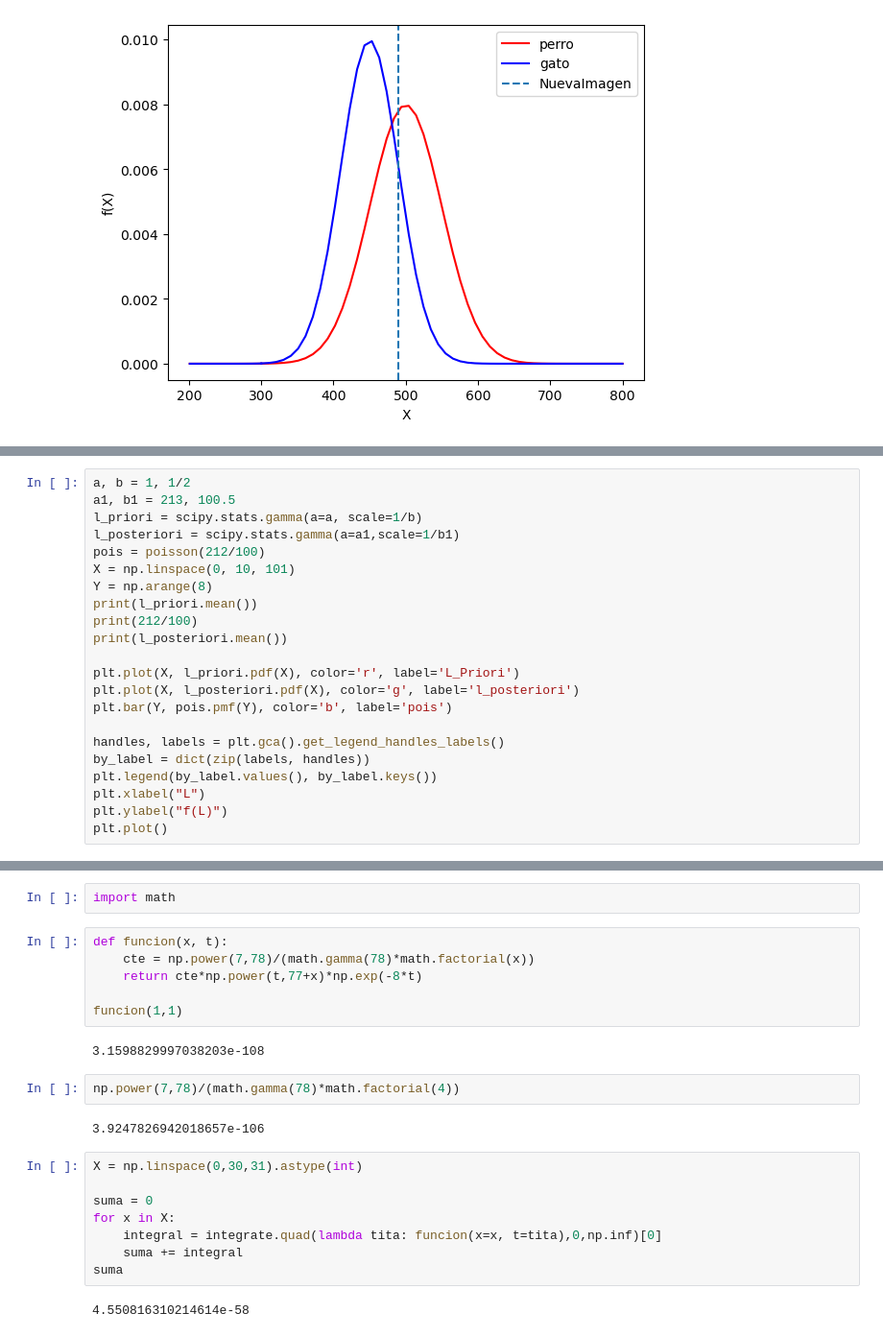
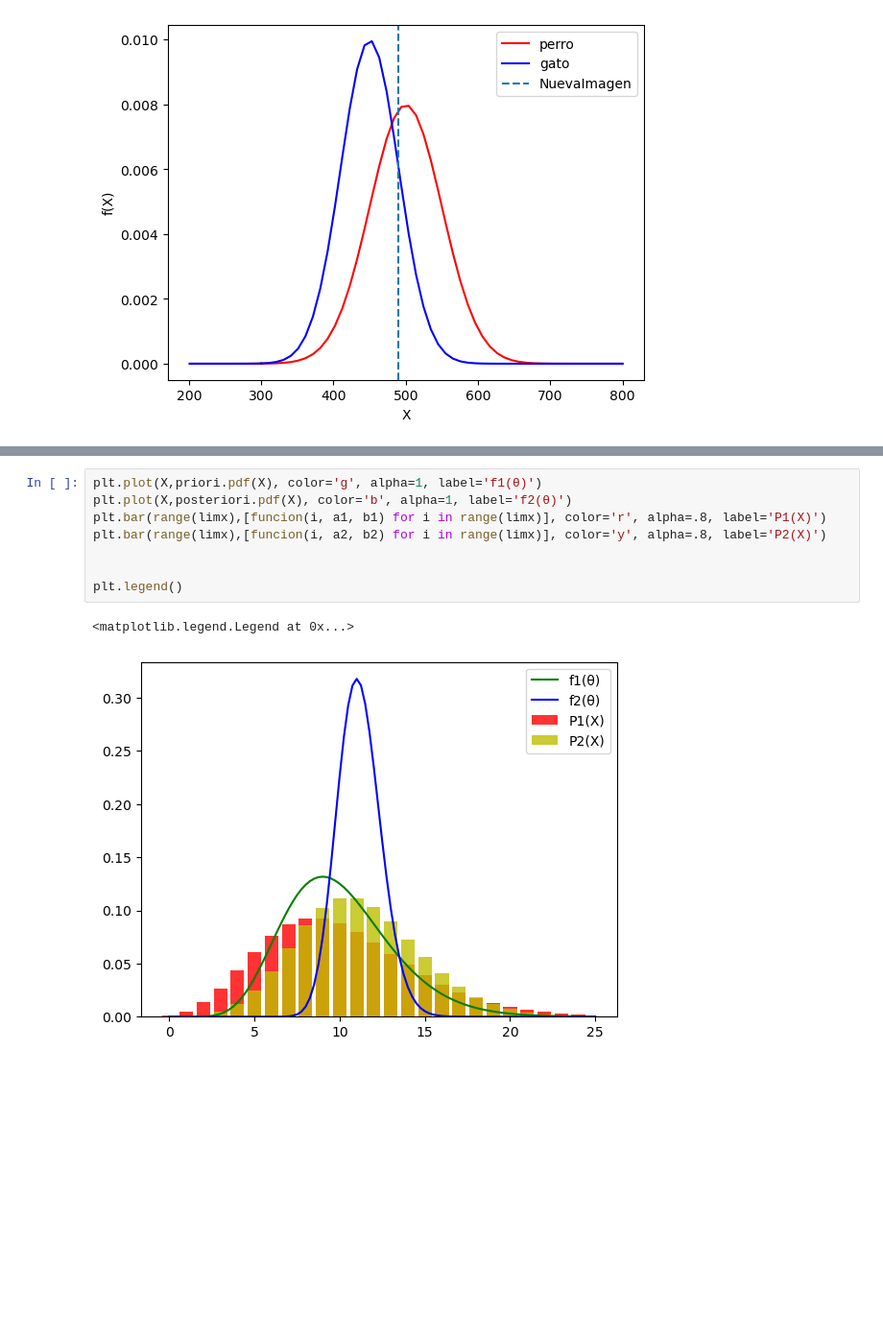
Before and after one commit to juanpsch/CEIA_ProbayEstadistica, a Jupyter notebook: TPs/Examen.ipynb, the cells around one changed output, grey strips where cells are left out. Shown at 96% size. Saved outputs shown, nothing was run; the diff lists cells and outputs as text; blank space fills up the shorter version.

```diff
--- a/TPs/Examen.ipynb
+++ b/TPs/Examen.ipynb
@@ -104,22 +121,0 @@ datos.mean()
-# %%
-a, b = 1, 1/2
-a1, b1 = 213, 100.5
-l_priori = scipy.stats.gamma(a=a, scale=1/b)
-l_posteriori = scipy.stats.gamma(a=a1,scale=1/b1)
-pois = poisson(212/100)
-X = np.linspace(0, 10, 101)
-Y = np.arange(8)
-print(l_priori.mean())
-print(212/100)
-print(l_posteriori.mean())
-
-plt.plot(X, l_priori.pdf(X), color='r', label='L_Priori')
-plt.plot(X, l_posteriori.pdf(X), color='g', label='l_posteriori')
-plt.bar(Y, pois.pmf(Y), color='b', label='pois')
-
-handles, labels = plt.gca().get_legend_handles_labels()
-by_label = dict(zip(labels, handles))
-plt.legend(by_label.values(), by_label.keys())
-plt.xlabel("L")
-plt.ylabel("f(L)")
-plt.plot()
@@ -132,24 +122,11 @@ plt.plot()
-# %%
-import math
-# %%
-def funcion(x, t):
-    cte = np.power(7,78)/(math.gamma(78)*math.factorial(x))
-    return cte*np.power(t,77+x)*np.exp(-8*t)
-
-funcion(1,1)
-# %% [output]
-3.1598829997038203e-108
-# %%
-np.power(7,78)/(math.gamma(78)*math.factorial(4))
-# %% [output]
-3.9247826942018657e-106
-# %%
-X = np.linspace(0,30,31).astype(int)
-
-suma = 0
-for x in X:
-    integral = integrate.quad(lambda tita: funcion(x=x, t=tita),0,np.inf)[0]
-    suma += integral
-suma
-# %% [output]
-4.550816310214614e-58
+# %%
+plt.plot(X,priori.pdf(X), color='g', alpha=1, label='f1(θ)')
+plt.plot(X,posteriori.pdf(X), color='b', alpha=1, label='f2(θ)')
+plt.bar(range(limx),[funcion(i, a1, b1) for i in range(limx)], color='r', alpha=.8, label='P1(X)')
+plt.bar(range(limx),[funcion(i, a2, b2) for i in range(limx)], color='y', alpha=.8, label='P2(X)')
+
+
+plt.legend()
+# %% [output]
+<matplotlib.legend.Legend at 0x...>
+[figure, added]
```
Also changed, not shown: parts of 14 cells of this notebook, 2 other files.
